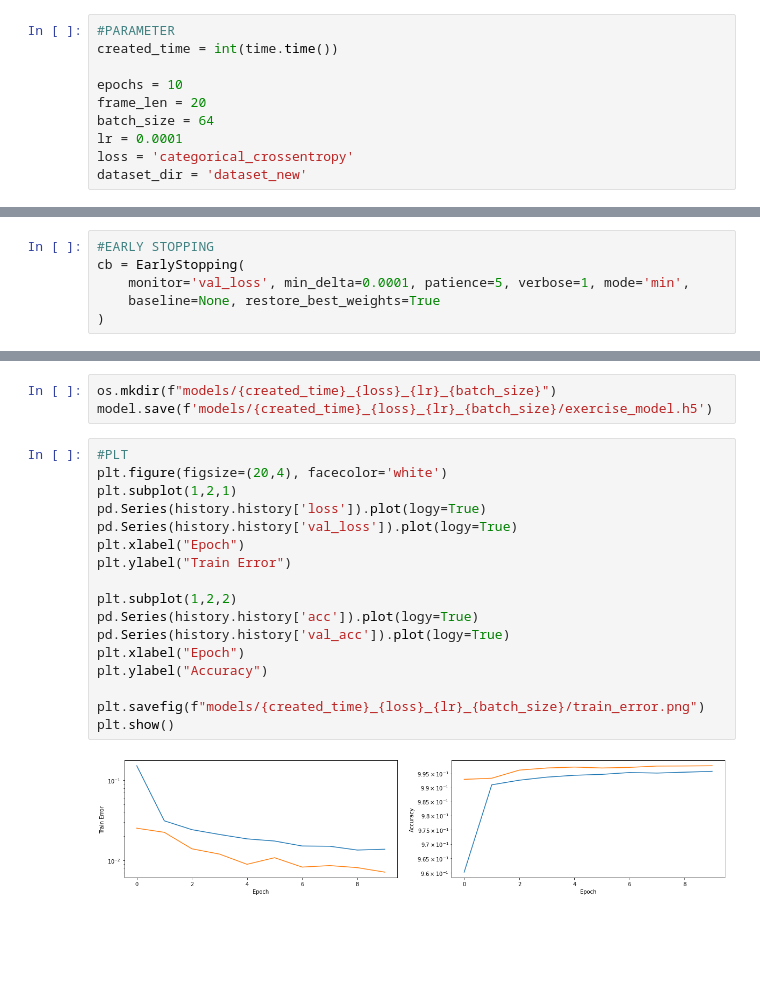
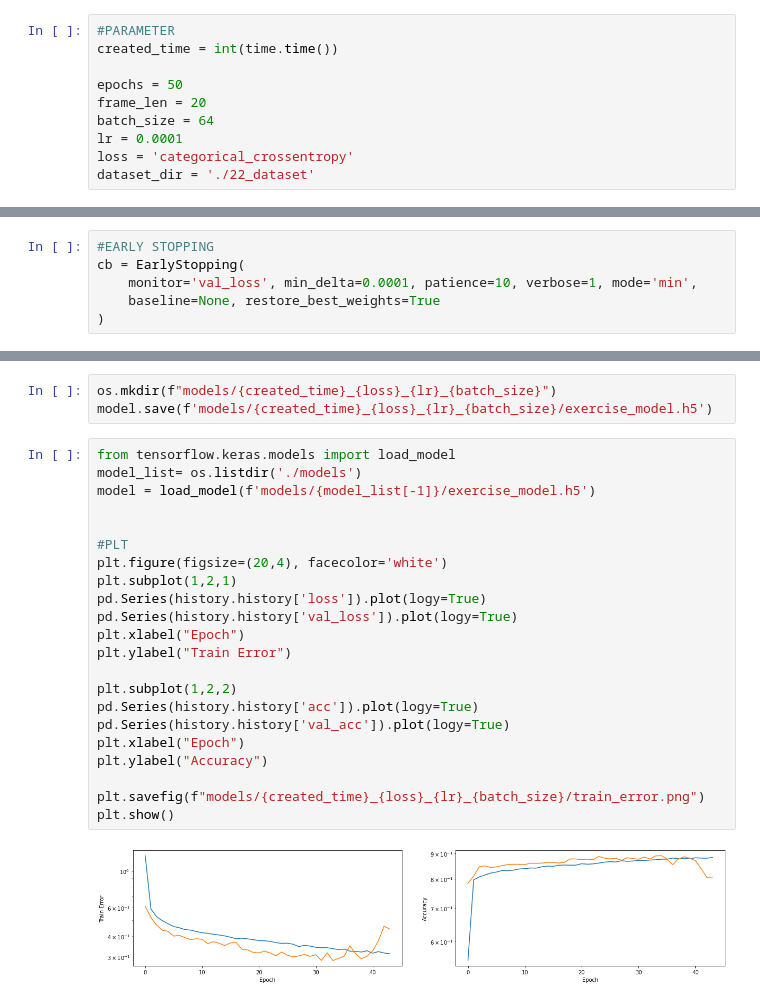
Before and after one commit to jy17347/PDR_Pose_Estimate, a Jupyter notebook: train.ipynb, the cells around one changed output, grey strips where cells are left out. Saved outputs shown, nothing was run; the diff lists cells and outputs as text; blank space fills up the shorter version.

```diff
--- a/train.ipynb
+++ b/train.ipynb
@@ -16,12 +18,12 @@ from sklearn.model_selection import train_test_split
 #PARAMETER
 created_time = int(time.time())
 
-epochs = 10
+epochs = 50
 frame_len = 20
 batch_size = 64
 lr = 0.0001
 loss = 'categorical_crossentropy'
-dataset_dir = 'dataset_new'
+dataset_dir = './22_dataset'
 # %%
 #LOAD DATASET
 data = IMU_dataset(dataset_dir)
@@ -79,7 +98,7 @@ model.compile(
 # %%
 #EARLY STOPPING
 cb = EarlyStopping(
-    monitor='val_loss', min_delta=0.0001, patience=5, verbose=1, mode='min',
+    monitor='val_loss', min_delta=0.0001, patience=10, verbose=1, mode='min',
     baseline=None, restore_best_weights=True
 )
 # %%
@@ -118,21 +134,26 @@ Epoch 10/10
 os.mkdir(f"models/{created_time}_{loss}_{lr}_{batch_size}")
 model.save(f'models/{created_time}_{loss}_{lr}_{batch_size}/exercise_model.h5')
 # %%
+from tensorflow.keras.models import load_model
+model_list= os.listdir('./models')
+model = load_model(f'models/{model_list[-1]}/exercise_model.h5')
+
+
 #PLT
 plt.figure(figsize=(20,4), facecolor='white')
 plt.subplot(1,2,1)
 pd.Series(history.history['loss']).plot(logy=True)
 pd.Series(history.history['val_loss']).plot(logy=True)
 plt.xlabel("Epoch")
 plt.ylabel("Train Error")
 
 plt.subplot(1,2,2)
 pd.Series(history.history['acc']).plot(logy=True)
 pd.Series(history.history['val_acc']).plot(logy=True)
 plt.xlabel("Epoch")
 plt.ylabel("Accuracy")
 
 plt.savefig(f"models/{created_time}_{loss}_{lr}_{batch_size}/train_error.png")
 plt.show()
 # %% [output]
-[figure, old version]
+[figure, new version]
```
Also changed, not shown: parts of 8 cells of this notebook, 3 other files.
